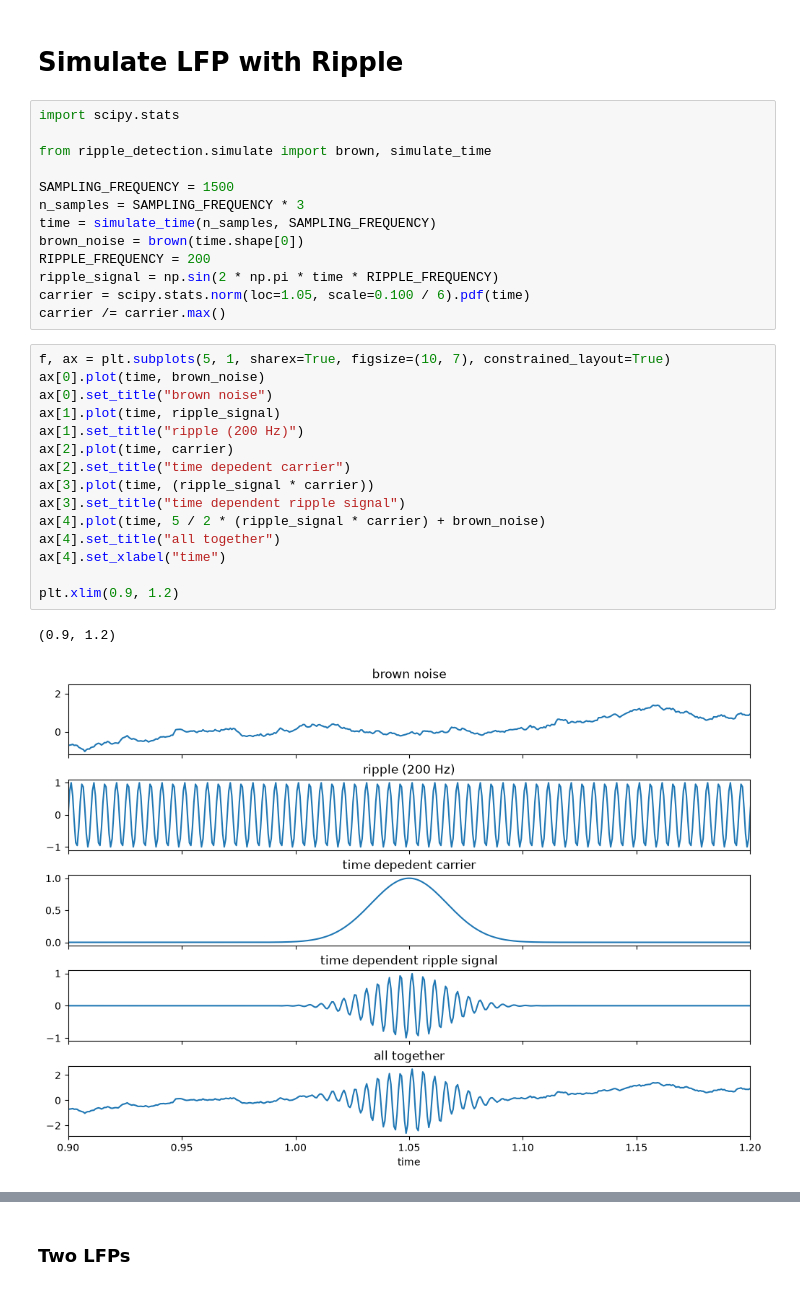
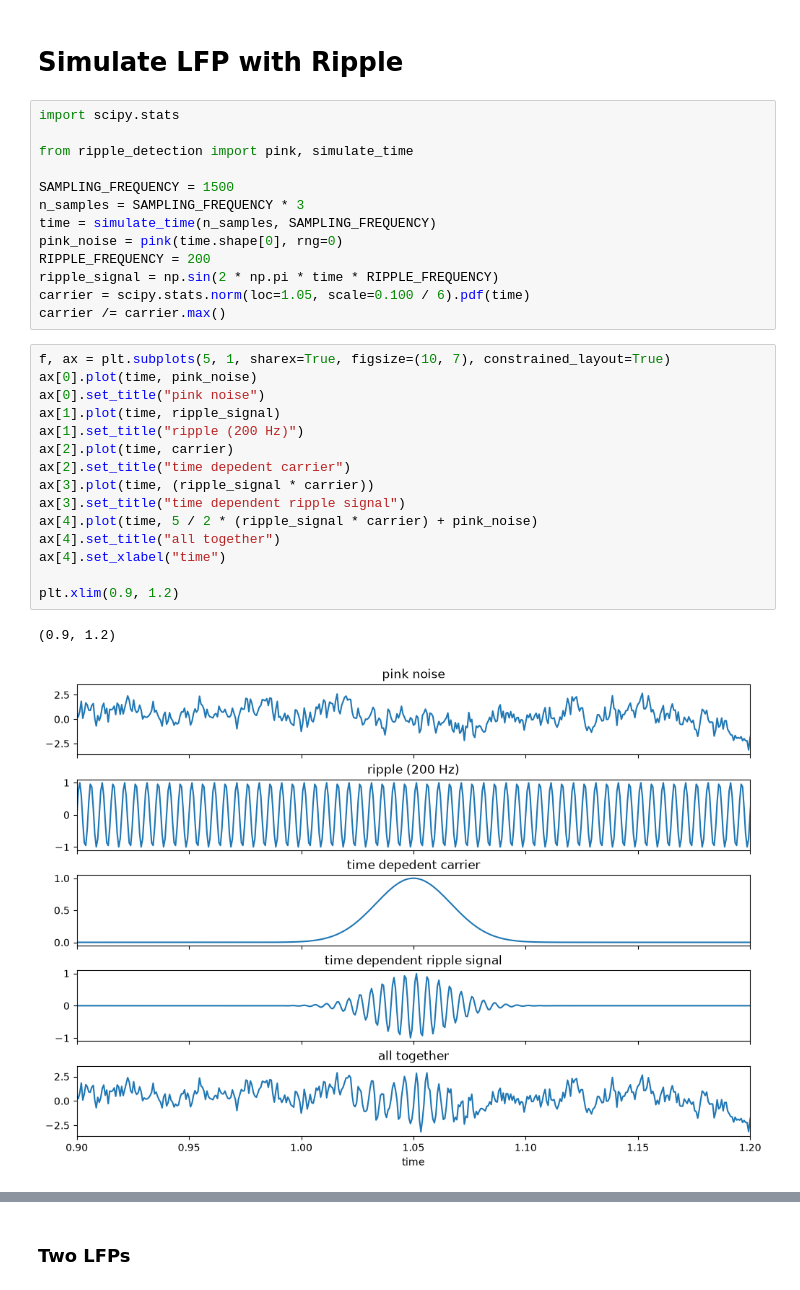
Before and after one commit to Eden-Kramer-Lab/ripple_detection, a Jupyter notebook: examples/detection_examples.ipynb, the cells around one changed output, grey strips where cells are left out. Saved outputs shown, nothing was run; the diff lists cells and outputs as text.

```diff
--- a/examples/detection_examples.ipynb
+++ b/examples/detection_examples.ipynb
@@ -11,34 +11,34 @@ from ripple_detection import Karlsson_ripple_detector, Kay_ripple_detector
 # %%
 import scipy.stats
 
-from ripple_detection.simulate import brown, simulate_time
+from ripple_detection import pink, simulate_time
 
 SAMPLING_FREQUENCY = 1500
 n_samples = SAMPLING_FREQUENCY * 3
 time = simulate_time(n_samples, SAMPLING_FREQUENCY)
-brown_noise = brown(time.shape[0])
+pink_noise = pink(time.shape[0], rng=0)
 RIPPLE_FREQUENCY = 200
 ripple_signal = np.sin(2 * np.pi * time * RIPPLE_FREQUENCY)
 carrier = scipy.stats.norm(loc=1.05, scale=0.100 / 6).pdf(time)
 carrier /= carrier.max()
 # %%
 f, ax = plt.subplots(5, 1, sharex=True, figsize=(10, 7), constrained_layout=True)
-ax[0].plot(time, brown_noise)
-ax[0].set_title("brown noise")
+ax[0].plot(time, pink_noise)
+ax[0].set_title("pink noise")
 ax[1].plot(time, ripple_signal)
 ax[1].set_title("ripple (200 Hz)")
 ax[2].plot(time, carrier)
 ax[2].set_title("time depedent carrier")
 ax[3].plot(time, (ripple_signal * carrier))
 ax[3].set_title("time dependent ripple signal")
-ax[4].plot(time, 5 / 2 * (ripple_signal * carrier) + brown_noise)
+ax[4].plot(time, 5 / 2 * (ripple_signal * carrier) + pink_noise)
 ax[4].set_title("all together")
 ax[4].set_xlabel("time")
 
 plt.xlim(0.9, 1.2)
 # %% [output]
 (0.9, 1.2)
-[figure, old version]
+[figure, new version]
 # %% [markdown]
 ## Test Ripple Detectors
 #### Single LFP
```
Also changed, not shown: parts of 22 cells of this notebook, 2 other files.
